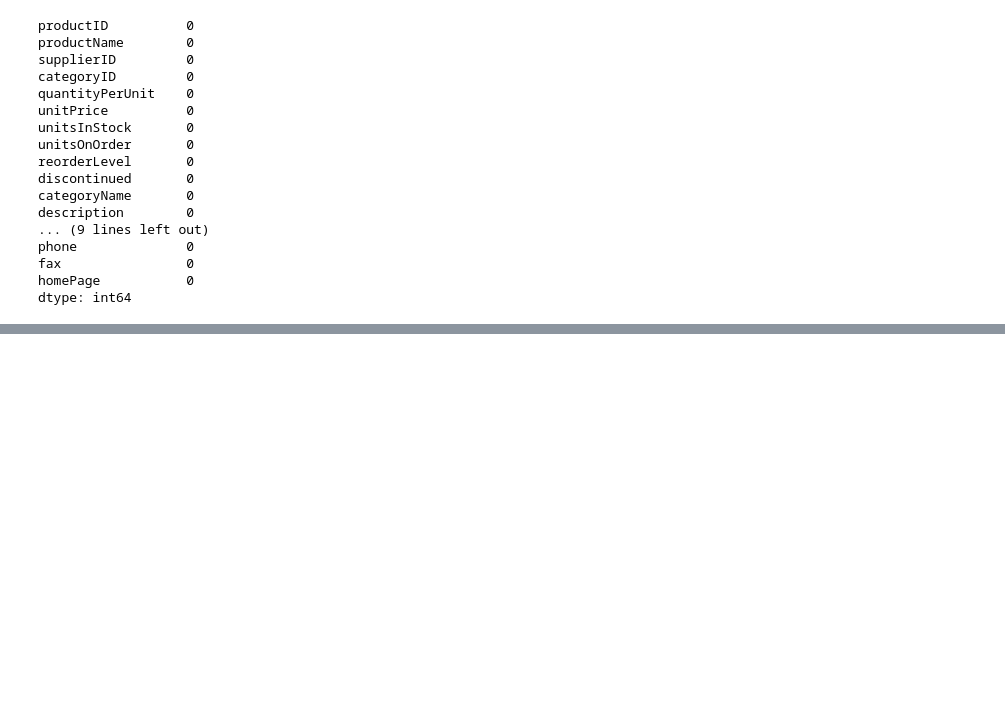
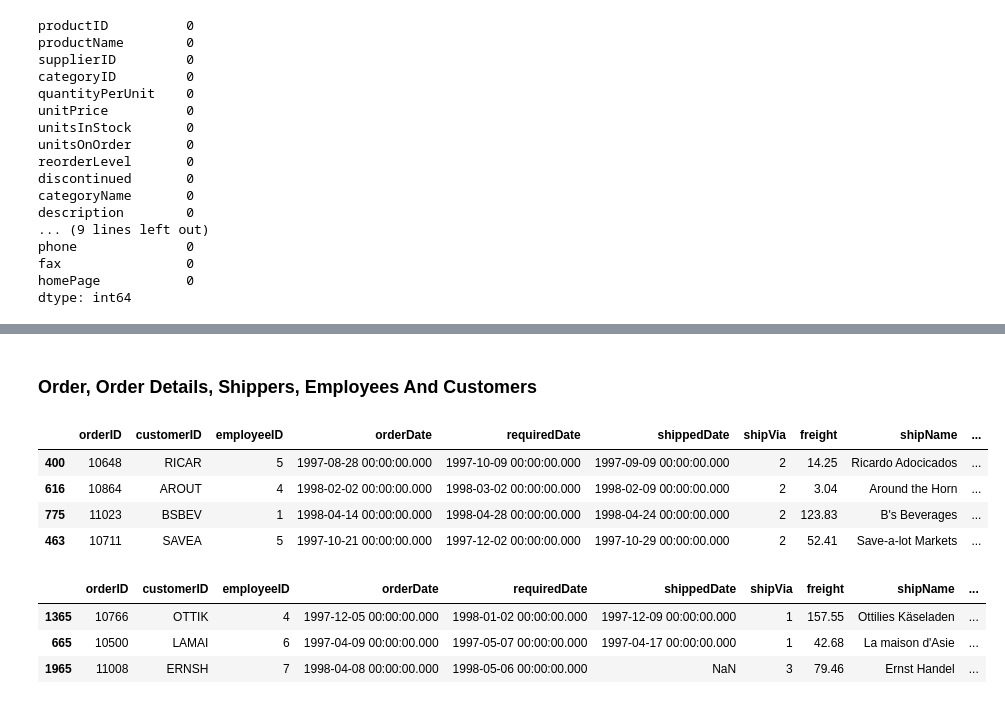
Before and after one commit to vb100/graphrag, a Jupyter notebook: code/ingestion.ipynb, the cells around one changed output, grey strips where cells are left out. Cells and saved outputs as stored; diff of their text form; code cells hidden in the pictures; blank space fills up the shorter version.

```diff
--- a/code/ingestion.ipynb
+++ b/code/ingestion.ipynb
@@ -143,0 +213,29 @@ dtype: int64
+# %% [markdown]
+<h3>Order, Order Details, Shippers, Employees And Customers</h3>
+# %%
+order_df = pd.read_csv('../data/orders.csv')
+order_detail_df = pd.read_csv('../data/order_details.csv')
+customer_df = pd.read_csv('../data/customers.csv')
+shipper_df = pd.read_csv('../data/shippers.csv')
+employee_df = pd.read_csv('../data/employees.csv')
+# %%
+order_df.sample(4)
+# %% [output]
+|  | orderID | customerID | employeeID | orderDate | requiredDate | shippedDate | shipVia | freight | shipName | ... |
+| 400 | 10648 | RICAR | 5 | 1997-08-28 00:00:00.000 | 1997-10-09 00:00:00.000 | 1997-09-09 00:00:00.000 | 2 | 14.25 | Ricardo Adocicados | ... |
+| 616 | 10864 | AROUT | 4 | 1998-02-02 00:00:00.000 | 1998-03-02 00:00:00.000 | 1998-02-09 00:00:00.000 | 2 | 3.04 | Around the Horn | ... |
+| 775 | 11023 | BSBEV | 1 | 1998-04-14 00:00:00.000 | 1998-04-28 00:00:00.000 | 1998-04-24 00:00:00.000 | 2 | 123.83 | B's Beverages | ... |
+| 463 | 10711 | SAVEA | 5 | 1997-10-21 00:00:00.000 | 1997-12-02 00:00:00.000 | 1997-10-29 00:00:00.000 | 2 | 52.41 | Save-a-lot Markets | ... |
+# %%
+order_order_detail_df = pd.merge(order_df,
+                                 order_detail_df,
+                                 on='orderID',
+                                 how='left'
+                                )
+
+order_order_detail_df.sample(3)
+# %% [output]
+|  | orderID | customerID | employeeID | orderDate | requiredDate | shippedDate | shipVia | freight | shipName | ... |
+| 1365 | 10766 | OTTIK | 4 | 1997-12-05 00:00:00.000 | 1998-01-02 00:00:00.000 | 1997-12-09 00:00:00.000 | 1 | 157.55 | Ottilies Käseladen | ... |
+| 665 | 10500 | LAMAI | 6 | 1997-04-09 00:00:00.000 | 1997-05-07 00:00:00.000 | 1997-04-17 00:00:00.000 | 1 | 42.68 | La maison d'Asie | ... |
+| 1965 | 11008 | ERNSH | 7 | 1998-04-08 00:00:00.000 | 1998-05-06 00:00:00.000 | NaN | 3 | 79.46 | Ernst Handel | ... |
```
Also changed, not shown: parts of 26 cells of this notebook.
